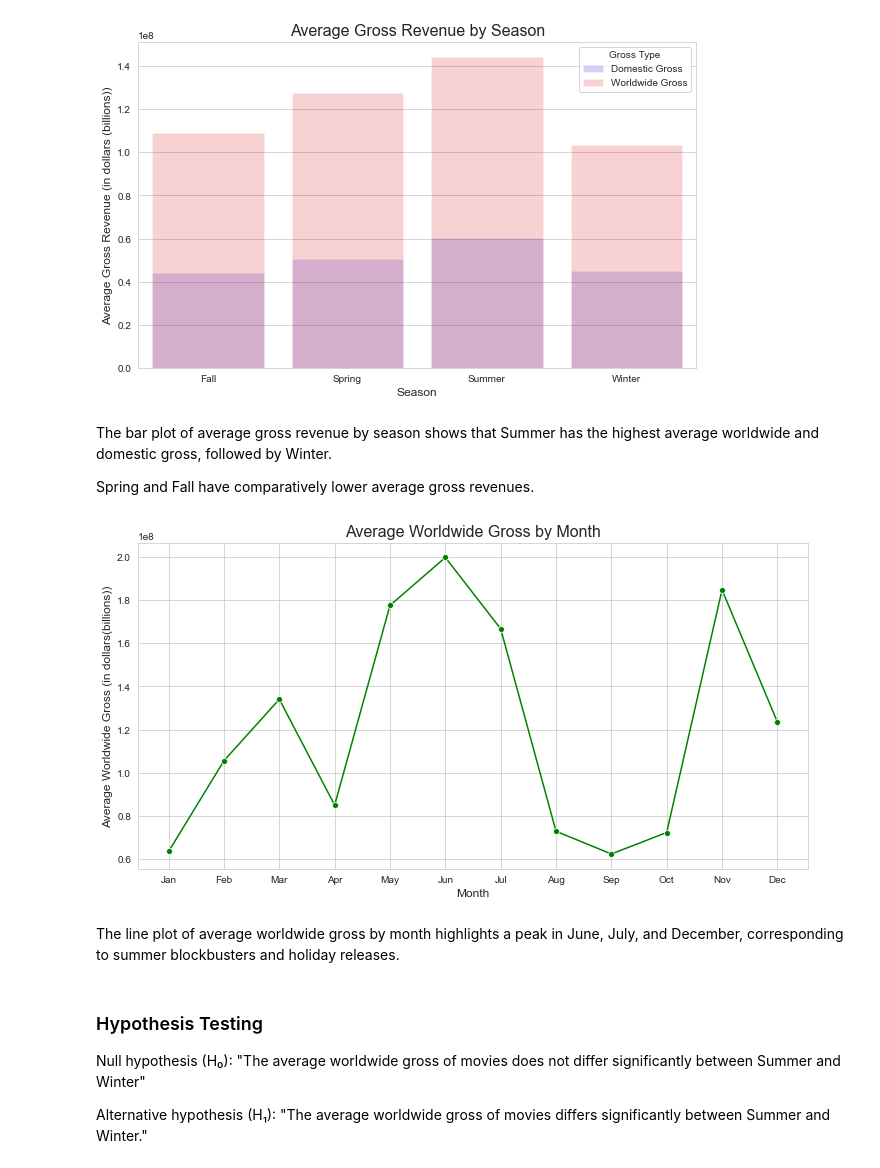
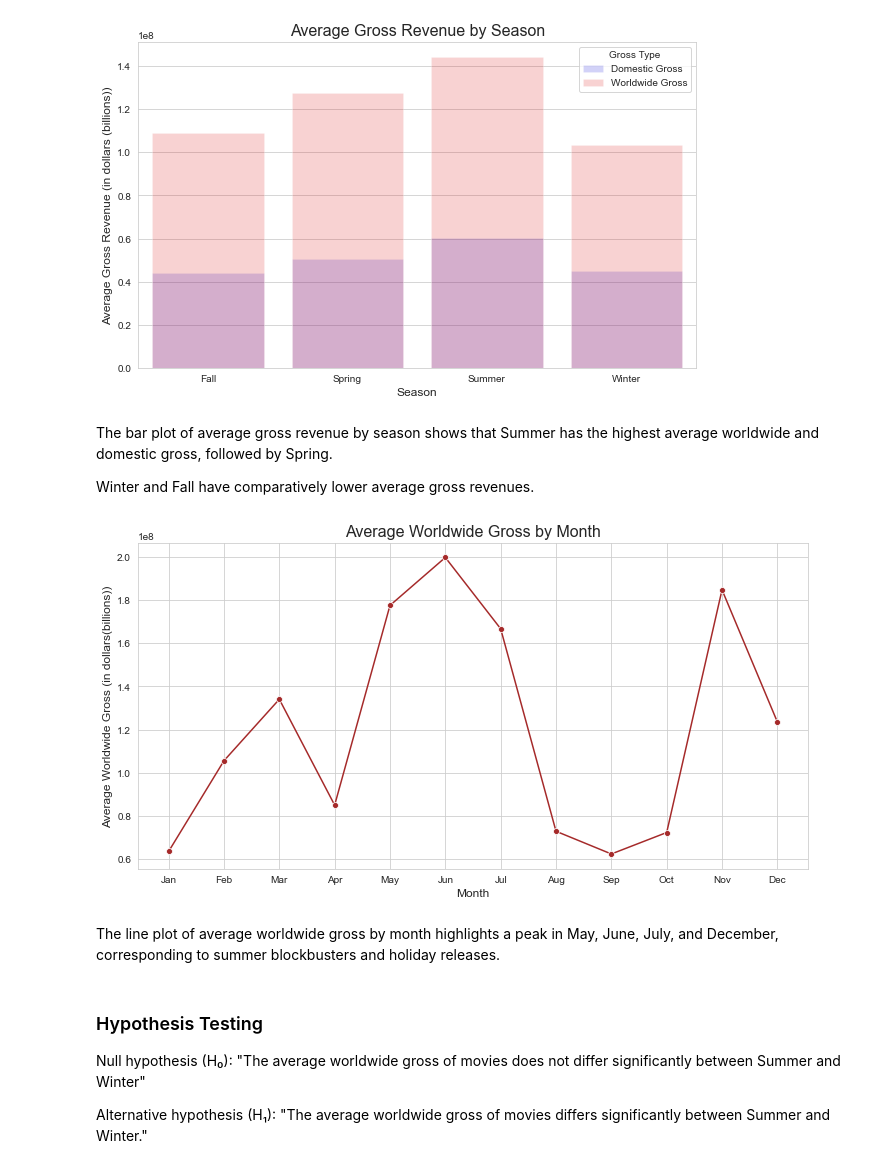
Before and after one commit to billysambasi/Group7_Phase_2_Project, a Jupyter notebook: student-bs.ipynb, the cells around one changed output. Cells and saved outputs as stored; diff of their text form; code cells hidden in the pictures.

```diff
--- a/student-bs.ipynb
+++ b/student-bs.ipynb
@@ -213,10 +250,11 @@ genre_dict = {
 }
 # %%
 # Convert genre IDs to genre names
+# Map genre IDs to genre names directly
 import json
 the_movies_db['genre_names'] = the_movies_db['genre_ids'].apply(
     lambda x: [genre_dict.get(genre_id, "Unknown") for genre_id in json.loads(x)]
-)
+) # Converting json strings into python objects using json.loads()
 
 # Display the updated DataFrame
 the_movies_db[['genre_ids', 'genre_names']].head()
@@ -427,26 +450,26 @@ plt.show()
 # %% [output]
 [figure]
 # %% [markdown]
-The bar plot of average gross revenue by season shows that Summer has the highest average worldwide and domestic gross, followed by Winter.
+The bar plot of average gross revenue by season shows that Summer has the highest average worldwide and domestic gross, followed by Spring.
 
-Spring and Fall have comparatively lower average gross revenues.
+Winter and Fall have comparatively lower average gross revenues.
 # %%
 # Group by month and calculate average worldwide gross
 monthly_trends = selected_merged_movies_info.groupby(selected_merged_movies_info['release_date'].dt.month)[['worldwide_gross']].mean().reset_index()
 monthly_trends.rename(columns={'release_date': 'month'}, inplace=True)
 
 # Plot average worldwide gross by month
 plt.figure(figsize=(12, 6))
-sns.lineplot(x='month', y='worldwide_gross', data=monthly_trends, marker='o', color='green')
+sns.lineplot(x='month', y='worldwide_gross', data=monthly_trends, marker='o', color='brown')
 plt.title('Average Worldwide Gross by Month', fontsize=16)
 plt.ylabel('Average Worldwide Gross (in dollars(billions))', fontsize=12)
 plt.xlabel('Month', fontsize=12)
 plt.xticks(range(1, 13), ['Jan', 'Feb', 'Mar', 'Apr', 'May', 'Jun', 'Jul', 'Aug', 'Sep', 'Oct', 'Nov', 'Dec'])
 plt.show();
 # %% [output]
-[figure, old version]
+[figure, new version]
 # %% [markdown]
-The line plot of average worldwide gross by month highlights a peak in June, July, and December, corresponding to summer blockbusters and holiday releases.
+The line plot of average worldwide gross by month highlights a peak in May, June, July, and December, corresponding to summer blockbusters and holiday releases.
 # %% [markdown]
 ### Hypothesis Testing
 
```
Also changed, not shown: parts of 68 cells of this notebook.
